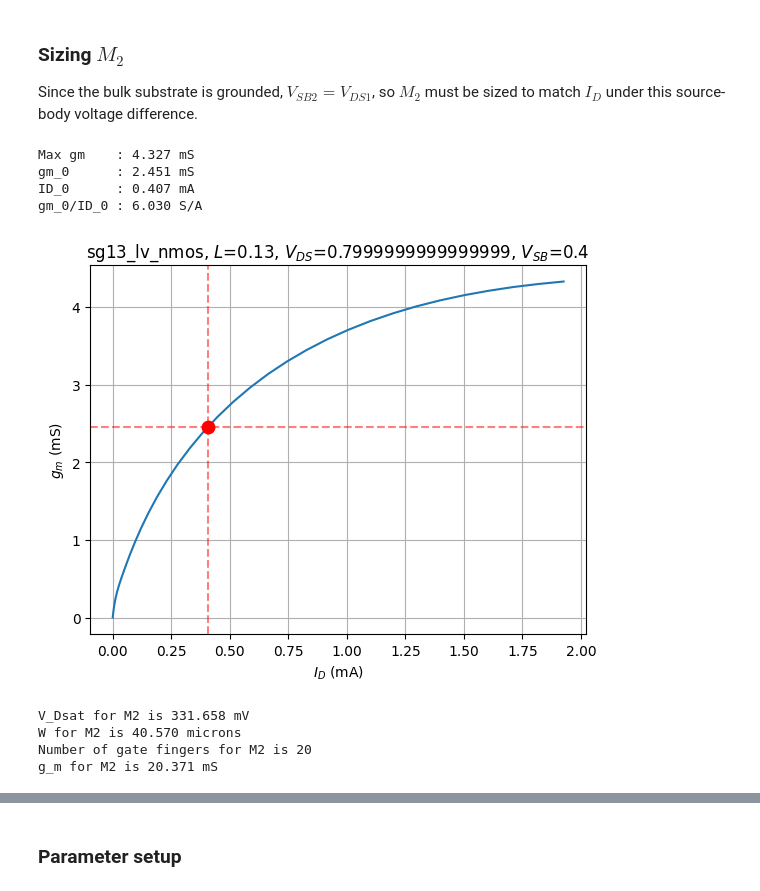
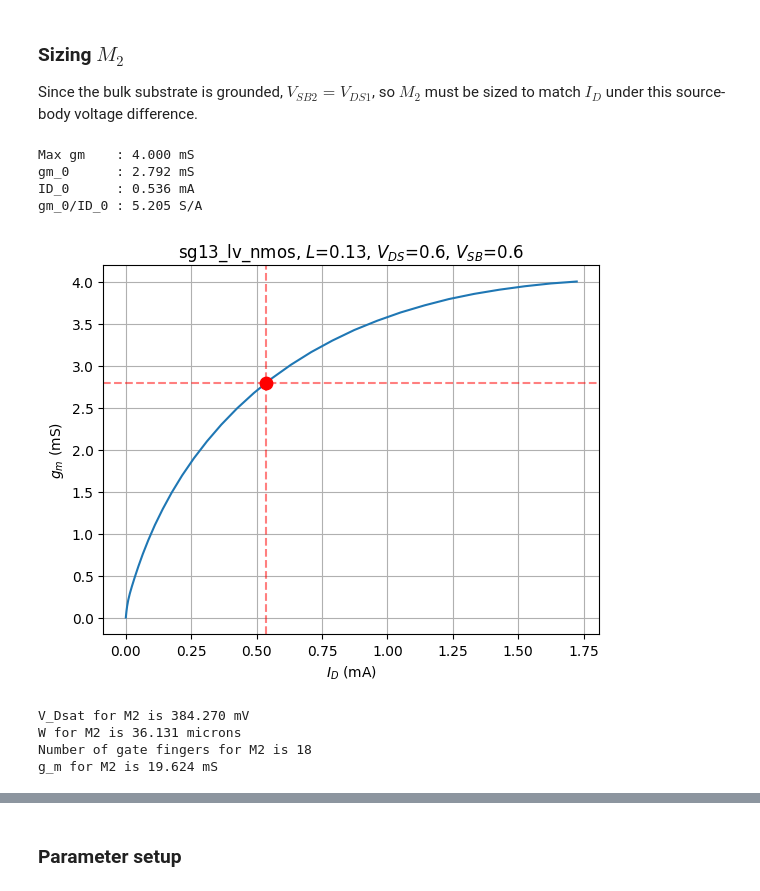
Before and after one commit to try-except/InductorLab, a Jupyter notebook: notebooks/LNA_flow.ipynb, the cells around one changed output, grey strips where cells are left out. Saved outputs shown, nothing was run; the diff lists cells and outputs as text; code cells hidden in the pictures.

Commit message:
Remove magic numbers in transistor sizing

```diff
--- a/notebooks/LNA_flow.ipynb
+++ b/notebooks/LNA_flow.ipynb
@@ -63,13 +63,12 @@ In order to correctly size $M_1$ we must first select a bias current $I_{D0}$ th
 # %%
-# This values were obtained through iterating until the operating point reached similar values. In a more precise flow, iteration until convergence would be needed.
-VDS1=0.4
-VSB1=0.02
+VDS1=VDD/2
+VSB1=0
 
 # Get the corresponding rows from the LUT
 gm = lut.lookup('GM', L=L1, VDS=VDS1, VSB=VSB1)
 Id = lut.lookup('ID', L=L1, VDS=VDS1, VSB=VSB1)
 
-# Select the value that corresponds to 80% of saturated gm
+# Select the value that corresponds to 70% of saturated gm
 gm_0 = 0.7 * np.max(gm)
 ID_0 = np.interp(gm_0, gm, Id)  # Obtain I_D from selected gm
 gm_id1 = gm_0 / ID_0
@@ -225,39 +224,39 @@ $C_B$ must offer a very low impedance to ground compared with $R_S$. This capaci
 ### Sizing $M_2$
 Since the bulk substrate is grounded, $V_{SB2} = V_{DS1}$, so $M_2$ must be sized to match $I_D$ under this source-body voltage difference.
 # %%
-VDS2=VDD - VDS1
+VDS2=VDD/2
 VSB2=VDS1
 
 # Get the corresponding rows from the LUT
 gm = lut.lookup('GM', L=L1, VDS=VDS2, VSB=VSB2)
 Id = lut.lookup('ID', L=L1, VDS=VDS2, VSB=VSB2)
 
 # Select the gm value that corresponds to the required I_D
 gm_0   = np.interp(ID_0, Id, gm)
 gm_id2 = gm_0 / ID_0
 
 print(f"Max gm    : {np.max(gm)/1e-3:.3f} mS")
 print(f"gm_0      : {gm_0/1e-3:.3f} mS")
 print(f"ID_0      : {ID_0/1e-3:.3f} mA")
 print(f"gm_0/ID_0 : {gm_id2:.3f} S/A")
 
 # Plot gm vs Id, mark selected point
 fig, ax1 = plt.subplots()
 ax1.grid()
 ax1.set_xlabel('$I_{D}$ (mA)')
 ax1.set_ylabel('$g_m$ (mS)')
 ax1.plot(Id/1e-3, gm/1e-3)
 ax1.scatter(ID_0/1e-3, gm_0/1e-3, color='r', s=80, zorder=3, label="0.8·gm_max")
 ax1.axhline(gm_0/1e-3, color='r', linestyle='--', alpha=0.5)
 ax1.axvline(ID_0/1e-3, color='r', linestyle='--', alpha=0.5)
 plt.title("sg13_lv_nmos"+', $L$='+str(L1)+', $V_{DS}$='+str(VDS2)+', $V_{SB}$='+str(VSB2))
 plt.show()
 # %% [output]
-Max gm    : 4.327 mS
-gm_0      : 2.451 mS
-ID_0      : 0.407 mA
-gm_0/ID_0 : 6.030 S/A
+Max gm    : 4.000 mS
+gm_0      : 2.792 mS
+ID_0      : 0.536 mA
+gm_0/ID_0 : 5.205 S/A
-[figure, old version]
+[figure, new version]
 # %%
 I_D2 = I_D1
 gm2  = gm_id2 * I_D2
@@ -274,10 +273,10 @@ print(f"W for M2 is {W2:.3f} microns")
 print(f"Number of gate fingers for M2 is {nf2}")
 print(f"g_m for M2 is {gm2/1e-3:.3f} mS")
 # %% [output]
-V_Dsat for M2 is 331.658 mV
-W for M2 is 40.570 microns
-Number of gate fingers for M2 is 20
-g_m for M2 is 20.371 mS
+V_Dsat for M2 is 384.270 mV
+W for M2 is 36.131 microns
+Number of gate fingers for M2 is 18
+g_m for M2 is 19.624 mS
 # %%
 gm_id = lut.lookup('GM_ID', L=L1, VDS=VDS2, VSB=VSB2)  # Get the gm/ID values from the LUT
 V_GS2 = np.interp(gm_id2, np.sort(gm_id), np.flip(vgs))  # Interpolate to obtain V_GS1
```
Also changed, not shown: parts of 22 cells of this notebook.
